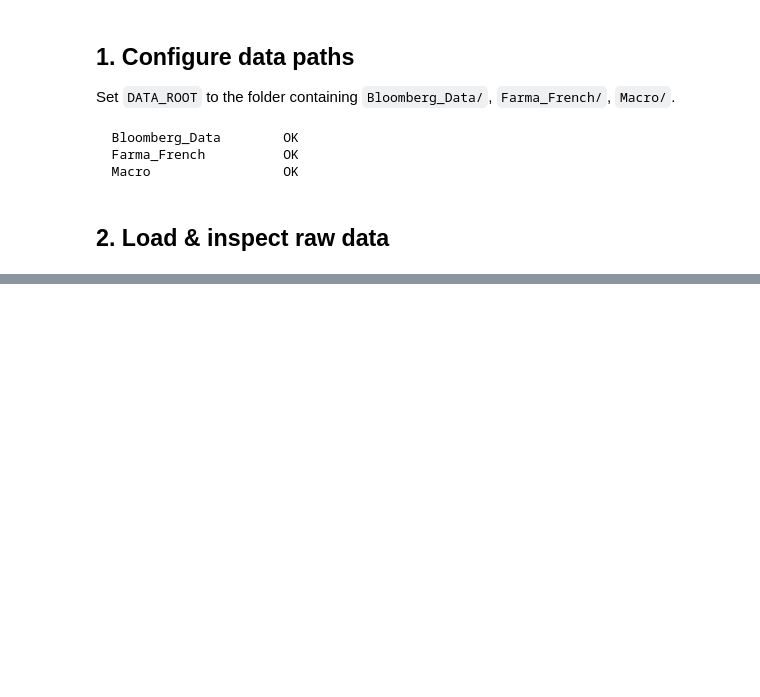
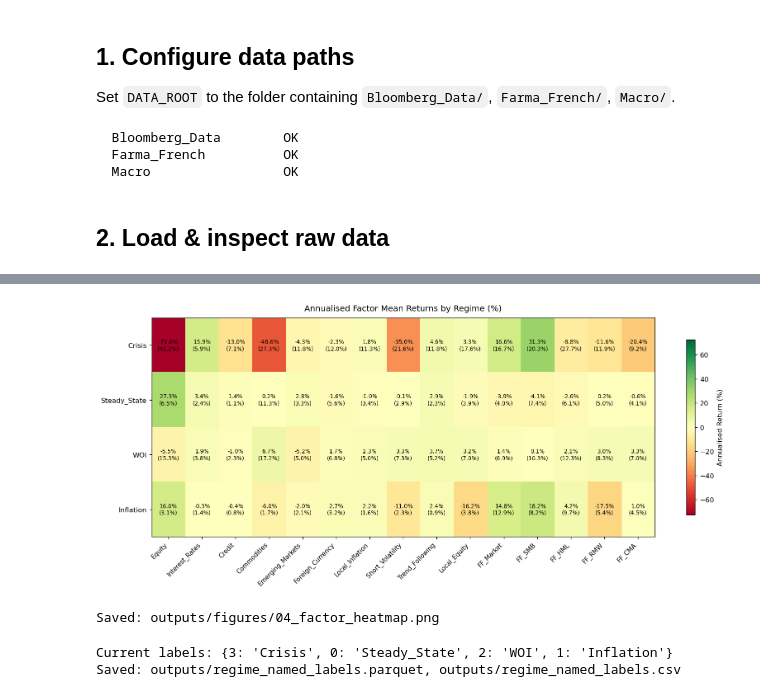
Before and after one commit to htoomtnaing/RegimeModelling, a Jupyter notebook: regime_analysis.ipynb, the cells around one changed output, grey strips where cells are left out. Saved outputs shown, nothing was run; the diff lists cells and outputs as text; code cells hidden in the pictures; blank space fills up the shorter version.

Commit message:
1st Draft of Regime Model

```diff
--- a/regime_analysis.ipynb
+++ b/regime_analysis.ipynb
@@ -384,0 +269,20 @@ print('Outputs saved to outputs/')
+# %%
+from regime_model import fit_regime_model, predict_current_regime
+
+t0 = time.time()
+model = fit_regime_model(
+    X,
+    n_components=4,        # ← change to None and run_cv=True to auto-select
+    n_components_range=range(2, 7),
+    n_init=20,
+    cv_splits=5,
+    run_cv=False,          # ← set True to run cross-validation (~2-3 min extra)
+    verbose=True,
+)
+print(f'\nGMM fitting: {time.time()-t0:.1f}s')
+
+# Save probabilities and labels immediately
+model.probabilities.to_parquet('outputs/regime_probabilities.parquet')
+model.hard_labels.to_frame('regime_int').to_parquet('outputs/regime_hard_labels.parquet')
+print('Saved: outputs/regime_probabilities.parquet')
+print('Saved: outputs/regime_hard_labels.parquet')
@@ -384,0 +353,38 @@ print('Outputs saved to outputs/')
+# %%
+fig = plot_factor_heatmap(
+    means_df, vols_df,
+    title='Annualised Factor Mean Returns by Regime (%)'
+)
+fig.savefig('outputs/figures/04_factor_heatmap.png', dpi=120, bbox_inches='tight')
+plt.show()
+print('Saved: outputs/figures/04_factor_heatmap.png')
+# %% [output]
+[figure, added]
+Saved: outputs/figures/04_factor_heatmap.png
+# %%
+# ── MANUAL RELABELLING ────────────────────────────────────────────────
+# After inspecting the heatmap, override labels if the auto-labeller got any wrong.
+# Map each cluster INDEX (integer) to a name string.
+#
+# Example for 4 components — adjust indices based on your heatmap:
+# model = relabel_regimes(model, {
+#     0: 'Crisis',
+#     1: 'Steady_State',
+#     2: 'Inflation',
+#     3: 'WOI',
+# })
+#
+# Recompute stats after relabelling:
+# means_df, vols_df = compute_regime_stats(factor_matrix, model.hard_labels, model.regime_names)
+
+print('Current labels:', model.regime_names)
+
+# Save named labels
+named_labels = model.hard_labels.map(model.regime_names)
+named_labels.name = 'regime'
+named_labels.to_frame().to_parquet('outputs/regime_named_labels.parquet')
+named_labels.to_frame().to_csv('outputs/regime_named_labels.csv')
+print('Saved: outputs/regime_named_labels.parquet, outputs/regime_named_labels.csv')
+# %% [output]
+Current labels: {3: 'Crisis', 0: 'Steady_State', 2: 'WOI', 1: 'Inflation'}
+Saved: outputs/regime_named_labels.parquet, outputs/regime_named_labels.csv
```
Also changed, not shown: parts of 67 cells of this notebook, 24 other files.
